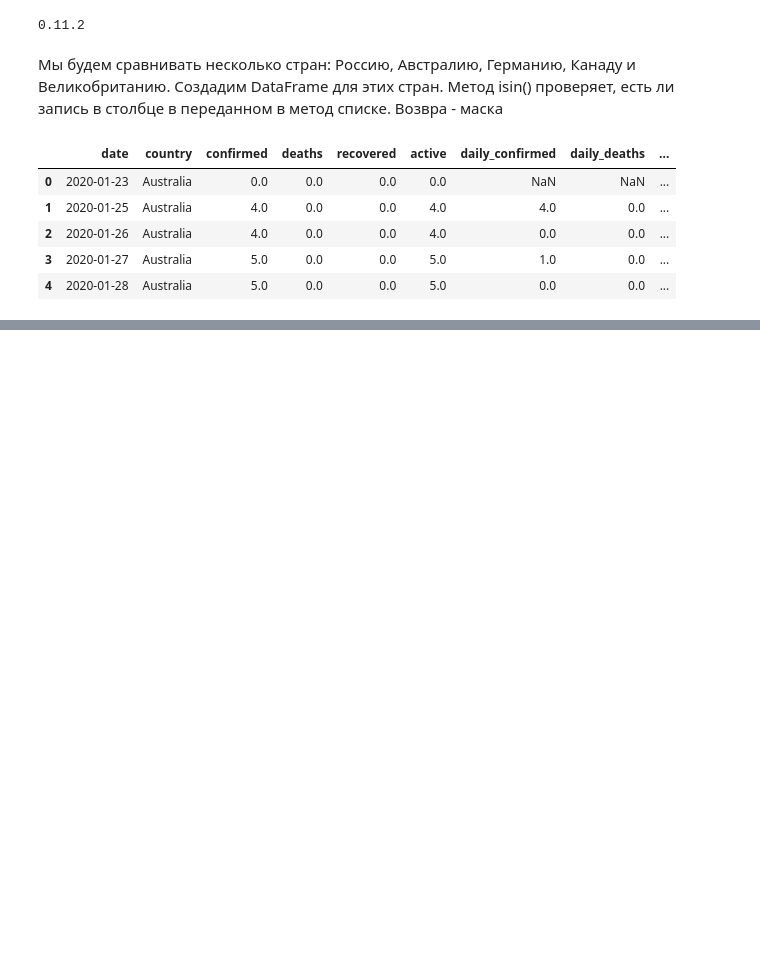
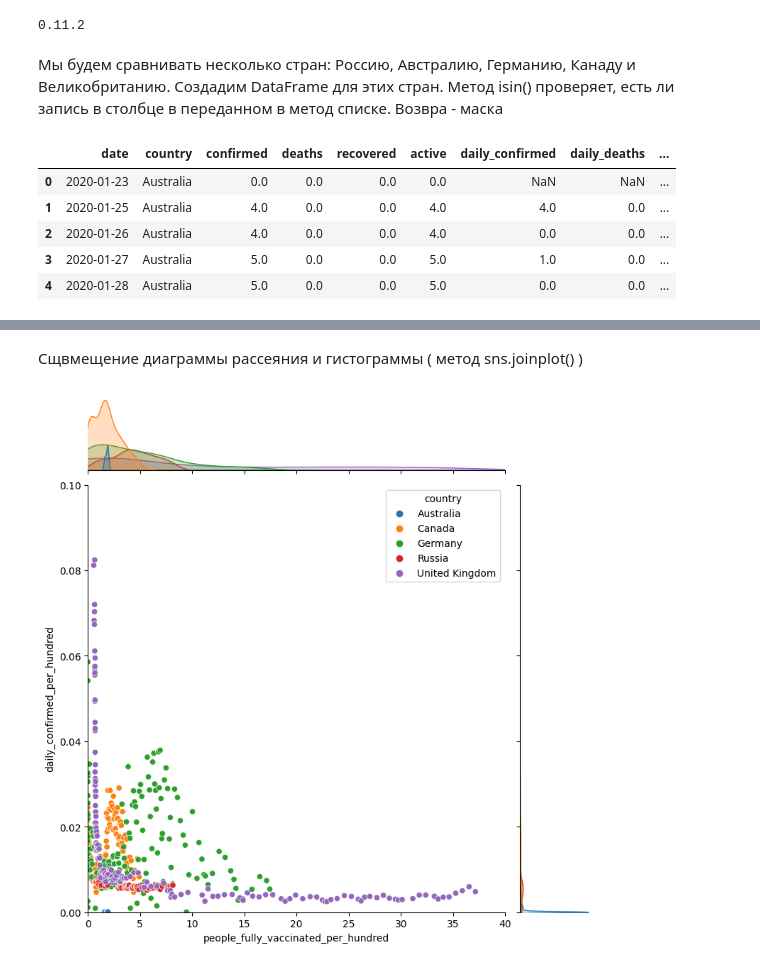
Before and after one commit to UdTatyana/SF-Data-Science, a Jupyter notebook: Skillfactory/PY_13 Визуализация/Theory_13.ipynb, the cells around one changed output, grey strips where cells are left out. Cells and saved outputs as stored; diff of their text form; code cells hidden in the pictures; blank space fills up the shorter version.

```diff
--- a/Skillfactory/PY_13 Визуализация/Theory_13.ipynb
+++ b/Skillfactory/PY_13 Визуализация/Theory_13.ipynb
@@ -468,0 +531,17 @@ croped_covid_df.head()
+# %% [markdown]
+Сщвмещение диаграммы рассеяния и гистограммы ( метод sns.joinplot() )
+# %%
+# jointplot зависимости ежедневной заболеваемости в странах от общей
+# численности населения в процентах (daily_confirmed_per_hundred)
+# от числа полностью вакцинированных в процентах (people_fully_vaccinated_per_hundred)
+jointplot = sns.jointplot(
+    data=croped_covid_df,
+    x='people_fully_vaccinated_per_hundred',
+    y='daily_confirmed_per_hundred',
+    hue='country',
+    xlim = (0, 40),
+    ylim = (0, 0.1),
+    height=8,
+)
+# %% [output]
+[figure, added]
```
Also changed, not shown: parts of 15 cells of this notebook.
